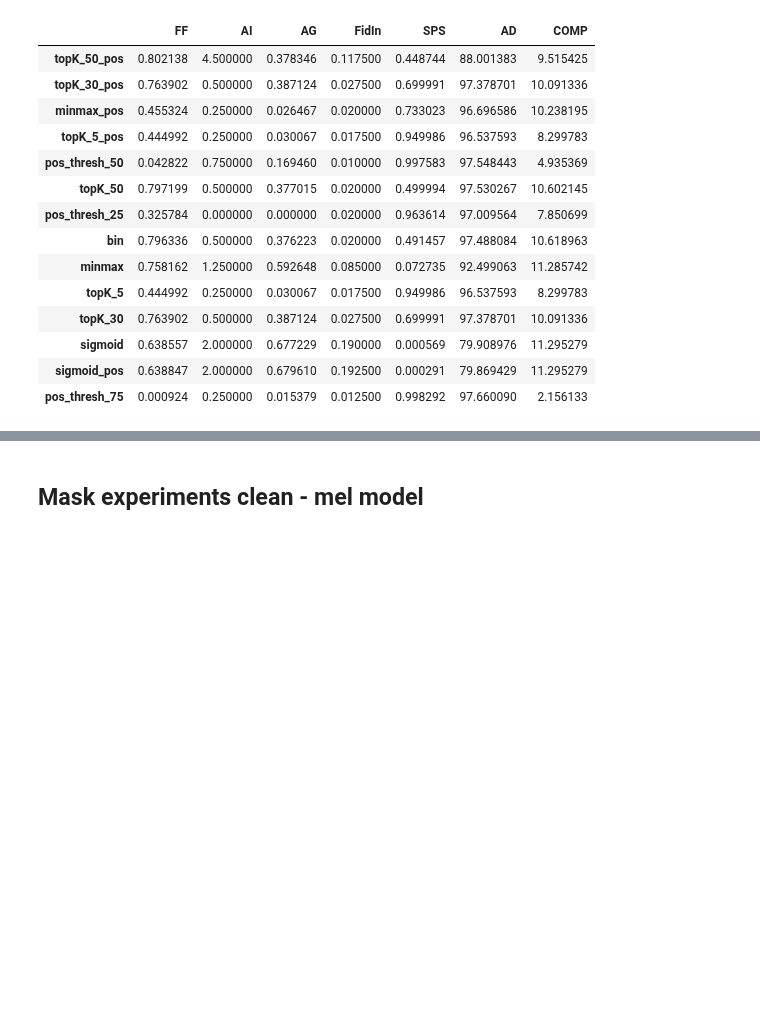
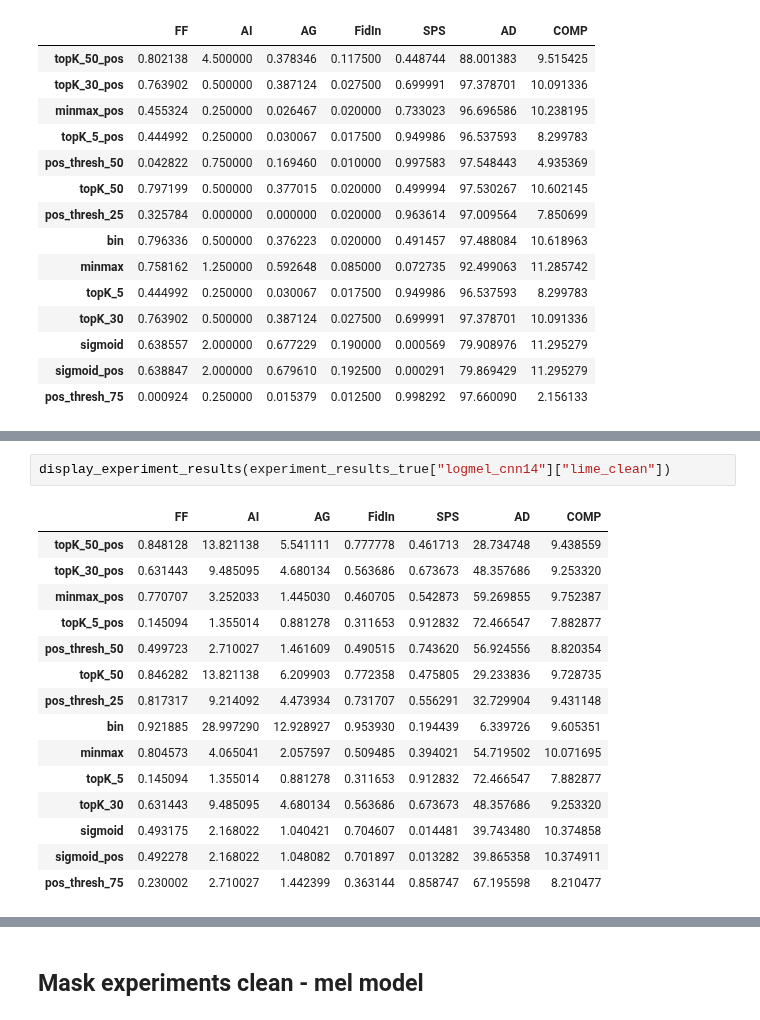
Before and after one commit to exile8/coursework24, a Jupyter notebook: tables.ipynb, the cells around one changed output, grey strips where cells are left out. Drawn from its saved outputs; the diff is of its cells as text; blank space fills up the shorter version.

```diff
--- a/tables.ipynb
+++ b/tables.ipynb
@@ -269,0 +333,18 @@ display_experiment_results(experiment_results["cnn14_logstft"]["shap_clean"])
+# %%
+display_experiment_results(experiment_results_true["logmel_cnn14"]["lime_clean"])
+# %% [output]
+|  | FF | AI | AG | FidIn | SPS | AD | COMP |
+| topK_50_pos | 0.848128 | 13.821138 | 5.541111 | 0.777778 | 0.461713 | 28.734748 | 9.438559 |
+| topK_30_pos | 0.631443 | 9.485095 | 4.680134 | 0.563686 | 0.673673 | 48.357686 | 9.253320 |
+| minmax_pos | 0.770707 | 3.252033 | 1.445030 | 0.460705 | 0.542873 | 59.269855 | 9.752387 |
+| topK_5_pos | 0.145094 | 1.355014 | 0.881278 | 0.311653 | 0.912832 | 72.466547 | 7.882877 |
+| pos_thresh_50 | 0.499723 | 2.710027 | 1.461609 | 0.490515 | 0.743620 | 56.924556 | 8.820354 |
+| topK_50 | 0.846282 | 13.821138 | 6.209903 | 0.772358 | 0.475805 | 29.233836 | 9.728735 |
+| pos_thresh_25 | 0.817317 | 9.214092 | 4.473934 | 0.731707 | 0.556291 | 32.729904 | 9.431148 |
+| bin | 0.921885 | 28.997290 | 12.928927 | 0.953930 | 0.194439 | 6.339726 | 9.605351 |
+| minmax | 0.804573 | 4.065041 | 2.057597 | 0.509485 | 0.394021 | 54.719502 | 10.071695 |
+| topK_5 | 0.145094 | 1.355014 | 0.881278 | 0.311653 | 0.912832 | 72.466547 | 7.882877 |
+| topK_30 | 0.631443 | 9.485095 | 4.680134 | 0.563686 | 0.673673 | 48.357686 | 9.253320 |
+| sigmoid | 0.493175 | 2.168022 | 1.040421 | 0.704607 | 0.014481 | 39.743480 | 10.374858 |
+| sigmoid_pos | 0.492278 | 2.168022 | 1.048082 | 0.701897 | 0.013282 | 39.865358 | 10.374911 |
+| pos_thresh_75 | 0.230002 | 2.710027 | 1.442399 | 0.363144 | 0.858747 | 67.195598 | 8.210477 |
```
Also changed, not shown: parts of 22 cells of this notebook, 1 other file.
